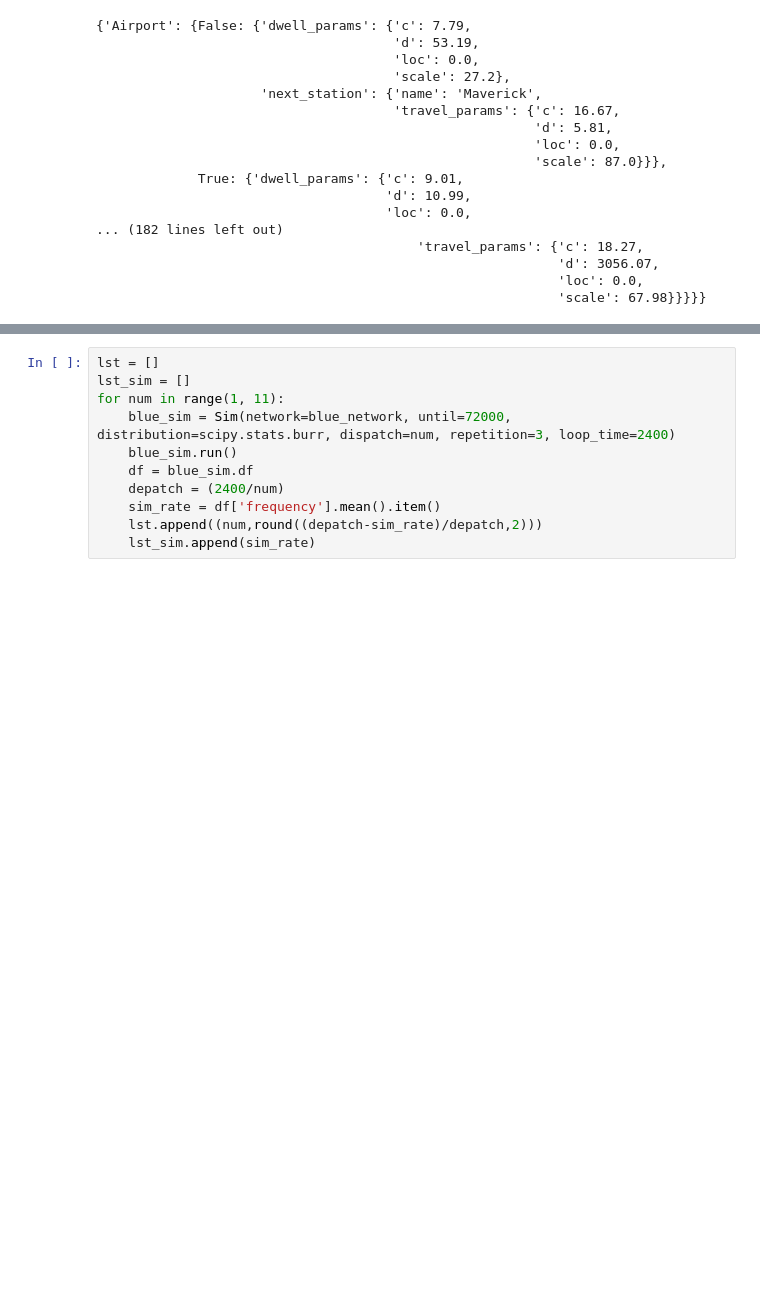
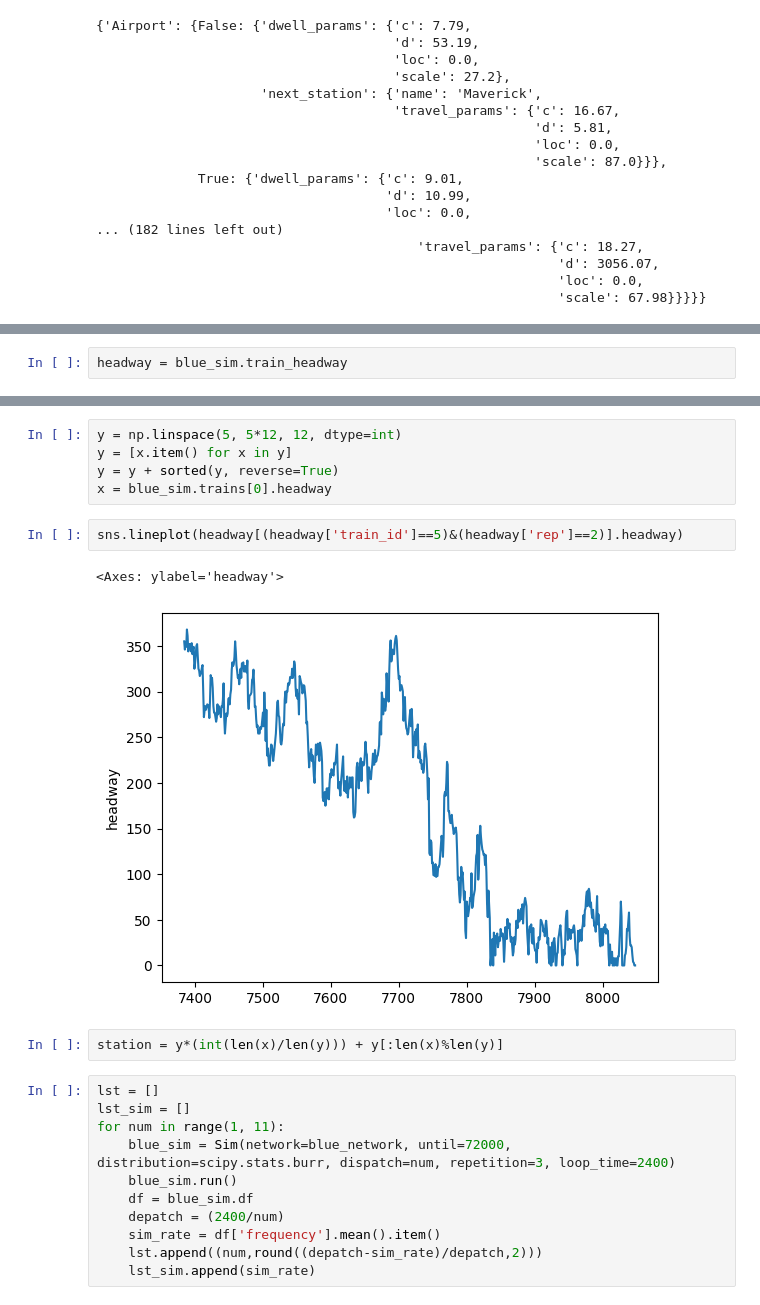
Before and after one commit to peppy-senpai/MBTA, a Jupyter notebook: code/blue_line_sim.ipynb, the cells around one changed output, grey strips where cells are left out. Drawn from its saved outputs; the diff is of its cells as text; blank space fills up the shorter version.

Commit message:
added headway and timetable

```diff
--- a/code/blue_line_sim.ipynb
+++ b/code/blue_line_sim.ipynb
@@ -224,0 +298,2 @@ df
+# %%
+headway = blue_sim.train_headway
@@ -225,3 +316,15 @@ df
+# %%
+y = np.linspace(5, 5*12, 12, dtype=int)
+y = [x.item() for x in y]
+y = y + sorted(y, reverse=True)
+x = blue_sim.trains[0].headway
+# %%
+sns.lineplot(headway[(headway['train_id']==5)&(headway['rep']==2)].headway)
+# %% [output]
+<Axes: ylabel='headway'>
+[figure, added]
+# %%
+station = y*(int(len(x)/len(y))) + y[:len(x)%len(y)]
 # %%
 lst = []
 lst_sim = []
```
Also changed, not shown: parts of 8 cells of this notebook, 1 other file.
